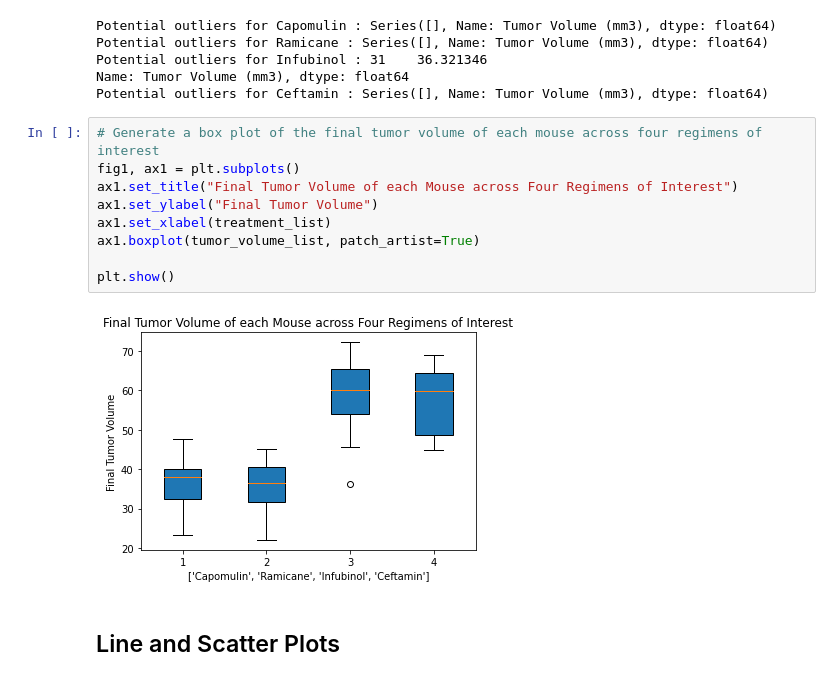
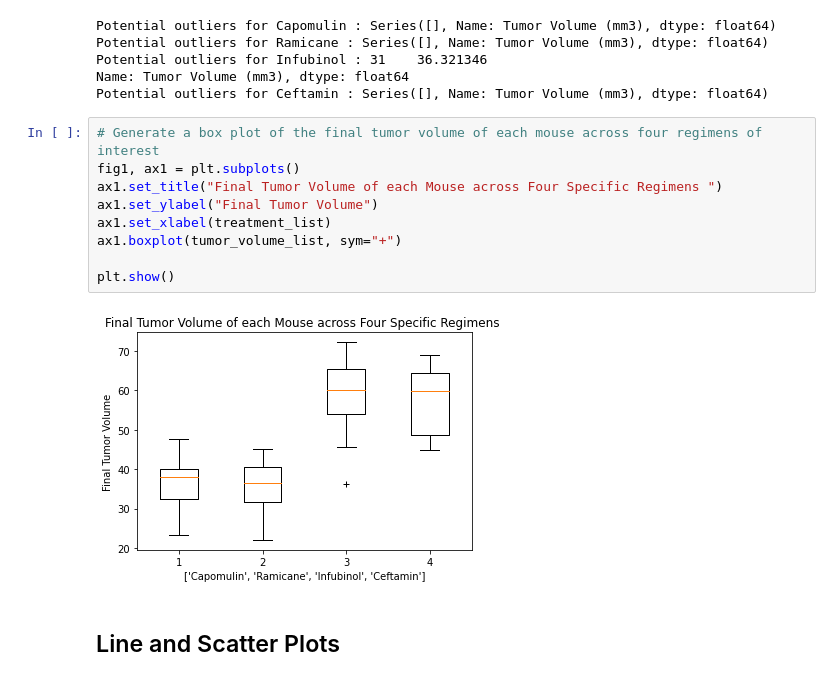
Before and after one commit to fromjandp/Pymaceuticals-Challenge, a Jupyter notebook: pymaceuticals_starter.ipynb, the cells around one changed output. Saved outputs shown, nothing was run; the diff lists cells and outputs as text.

```diff
--- a/pymaceuticals_starter.ipynb
+++ b/pymaceuticals_starter.ipynb
@@ -270,14 +270,14 @@ Potential outliers for Ceftamin : Series([], Name: Tumor Volume (mm3), dtype: fl
 # %%
 # Generate a box plot of the final tumor volume of each mouse across four regimens of interest
 fig1, ax1 = plt.subplots()
-ax1.set_title("Final Tumor Volume of each Mouse across Four Regimens of Interest")
+ax1.set_title("Final Tumor Volume of each Mouse across Four Specific Regimens ")
 ax1.set_ylabel("Final Tumor Volume")
 ax1.set_xlabel(treatment_list)
-ax1.boxplot(tumor_volume_list, patch_artist=True)
+ax1.boxplot(tumor_volume_list, sym="+")
 
 plt.show()
 # %% [output]
-[figure, old version]
+[figure, new version]
 # %% [markdown]
 ## Line and Scatter Plots
 # %%
```
Also changed, not shown: parts of 3 cells of this notebook.
